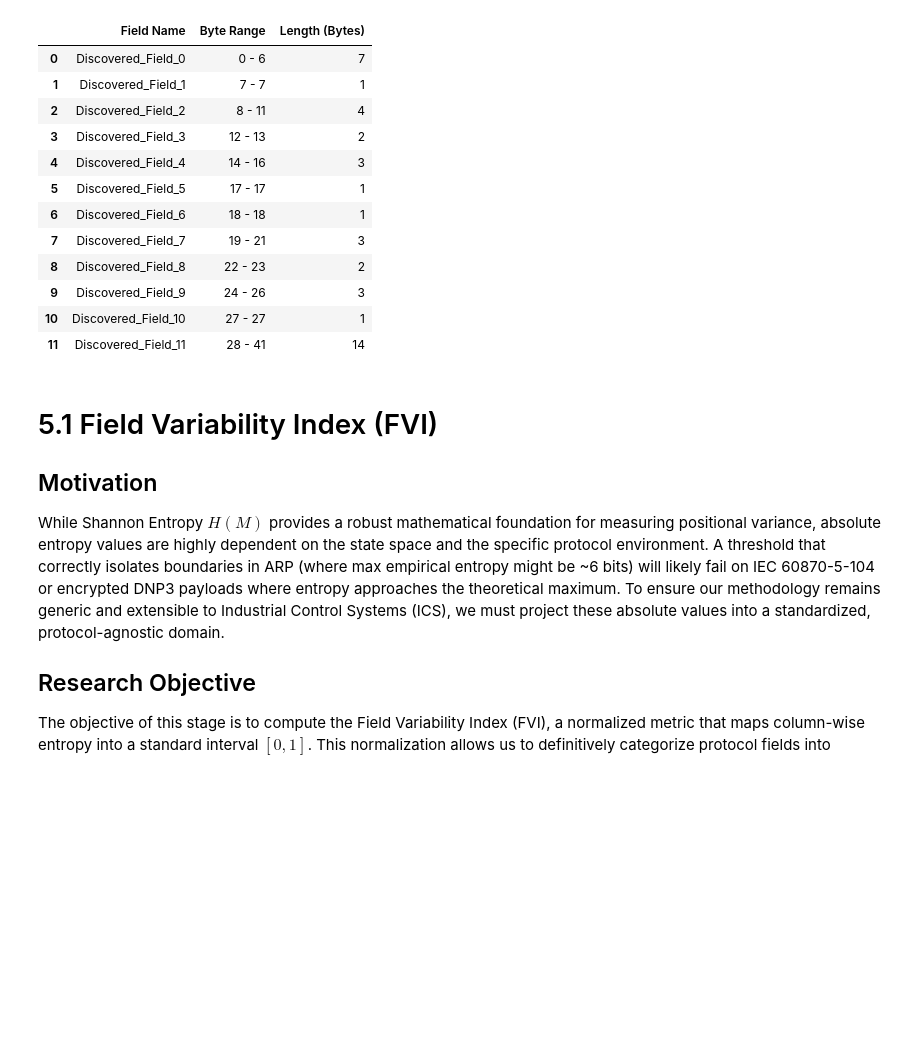
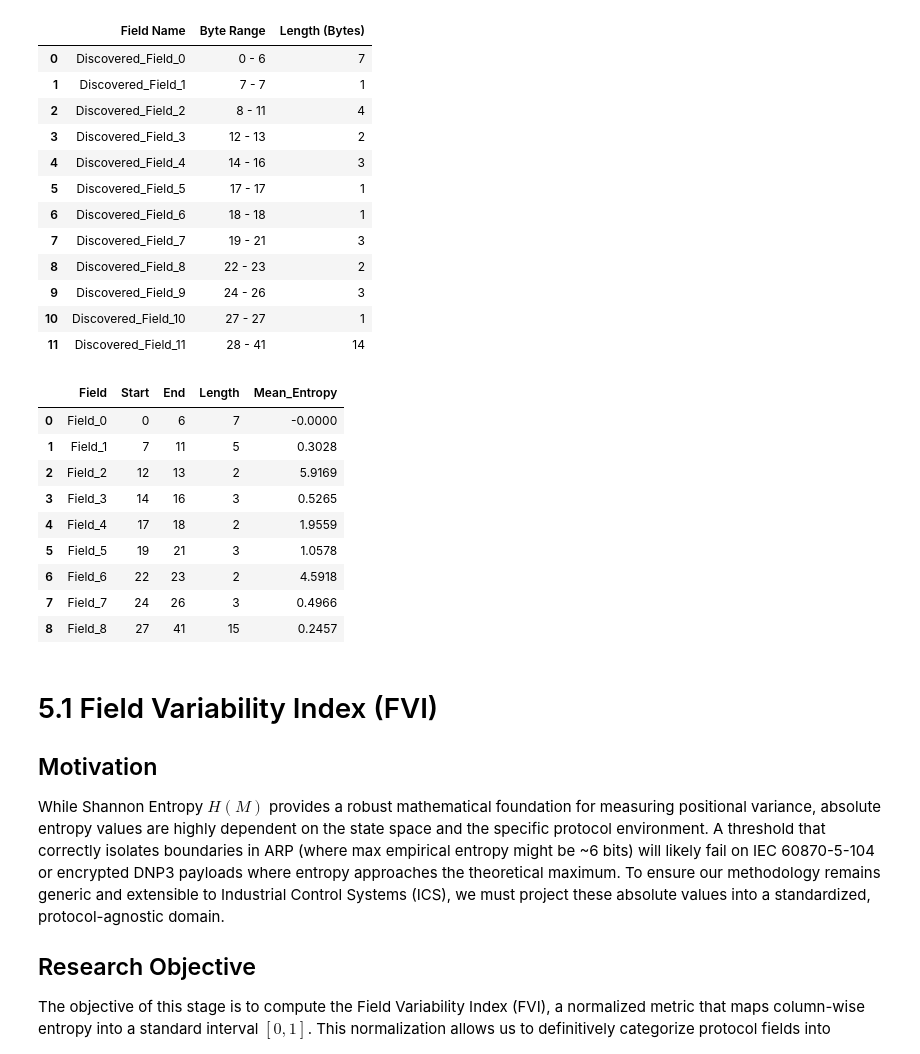
Before and after one commit to Fontiegow/UT-Master-of-AI, a Jupyter notebook: Thiesis/ReverseEngineeringofIndustrialProtocols/pre_industrial_pipeline/notebooks/05_field_assembly.ipynb, the cells around one changed output. Saved outputs shown, nothing was run; the diff lists cells and outputs as text; code cells hidden in the pictures; blank space fills up the shorter version.

```diff
--- a/Thiesis/ReverseEngineeringofIndustrialProtocols/pre_industrial_pipeline/notebooks/05_field_assembly.ipynb
+++ b/Thiesis/ReverseEngineeringofIndustrialProtocols/pre_industrial_pipeline/notebooks/05_field_assembly.ipynb
@@ -57,6 +57,77 @@ layout_df
 | 9 | Discovered_Field_9 | 24 - 26 | 3 |
 | 10 | Discovered_Field_10 | 27 - 27 | 1 |
 | 11 | Discovered_Field_11 | 28 - 41 | 14 |
+# %%
+import numpy as np
+import pandas as pd
+import os
+
+# 1. Re-initialize our statistical states
+PROCESSED_MATRIX_PATH = os.path.join("..", "data", "processed", "vectorized_matrix.npy")
+X = np.load(PROCESSED_MATRIX_PATH)
+
+def discover_protocol_fields(matrix: np.ndarray,
+                             min_field_size: int = 2,
+                             gradient_threshold: float = 0.4):
+
+    N, M = matrix.shape
+    # Compute entropy per byte position
+    entropies = np.array([
+        -np.sum((c/N) * np.log2((c/N) + 1e-12))
+        for c in [np.unique(matrix[:, j], return_counts=True)[1] for j in range(M)]
+    ])
+
+    delta = np.abs(np.diff(entropies, prepend=0))
+
+    # Find significant boundaries
+    boundaries = np.where(delta > gradient_threshold)[0]
+    boundaries = boundaries[boundaries > 0]
+
+    # Merge close boundaries to avoid over-fragmentation
+    merged = []
+    for b in boundaries:
+        if not merged or b - merged[-1] >= min_field_size:
+            merged.append(b)
+
+    # Build fields
+    fields = []
+    start = 0
+    for end in merged:
+        fields.append({
+            "Field": f"Field_{len(fields)}",
+            "Start": start,
+            "End": end - 1,
+            "Length": end - start,
+            "Mean_Entropy": round(entropies[start:end].mean(), 4)
+        })
+        start = end
+
+    # Final field
+    fields.append({
+        "Field": f"Field_{len(fields)}",
+        "Start": start,
+        "End": M - 1,
+        "Length": M - start,
+        "Mean_Entropy": round(entropies[start:].mean(), 4)
+    })
+
+    return pd.DataFrame(fields)
+
+
+# Usage
+layout_df = discover_protocol_fields(X, min_field_size=2, gradient_threshold=0.45)
+layout_df
+# %% [output]
+|  | Field | Start | End | Length | Mean_Entropy |
+| 0 | Field_0 | 0 | 6 | 7 | -0.0000 |
+| 1 | Field_1 | 7 | 11 | 5 | 0.3028 |
+| 2 | Field_2 | 12 | 13 | 2 | 5.9169 |
+| 3 | Field_3 | 14 | 16 | 3 | 0.5265 |
+| 4 | Field_4 | 17 | 18 | 2 | 1.9559 |
+| 5 | Field_5 | 19 | 21 | 3 | 1.0578 |
+| 6 | Field_6 | 22 | 23 | 2 | 4.5918 |
+| 7 | Field_7 | 24 | 26 | 3 | 0.4966 |
+| 8 | Field_8 | 27 | 41 | 15 | 0.2457 |
 # %% [markdown]
 # 5.1 Field Variability Index (FVI)
 
```
Also changed, not shown: 12 other files.
